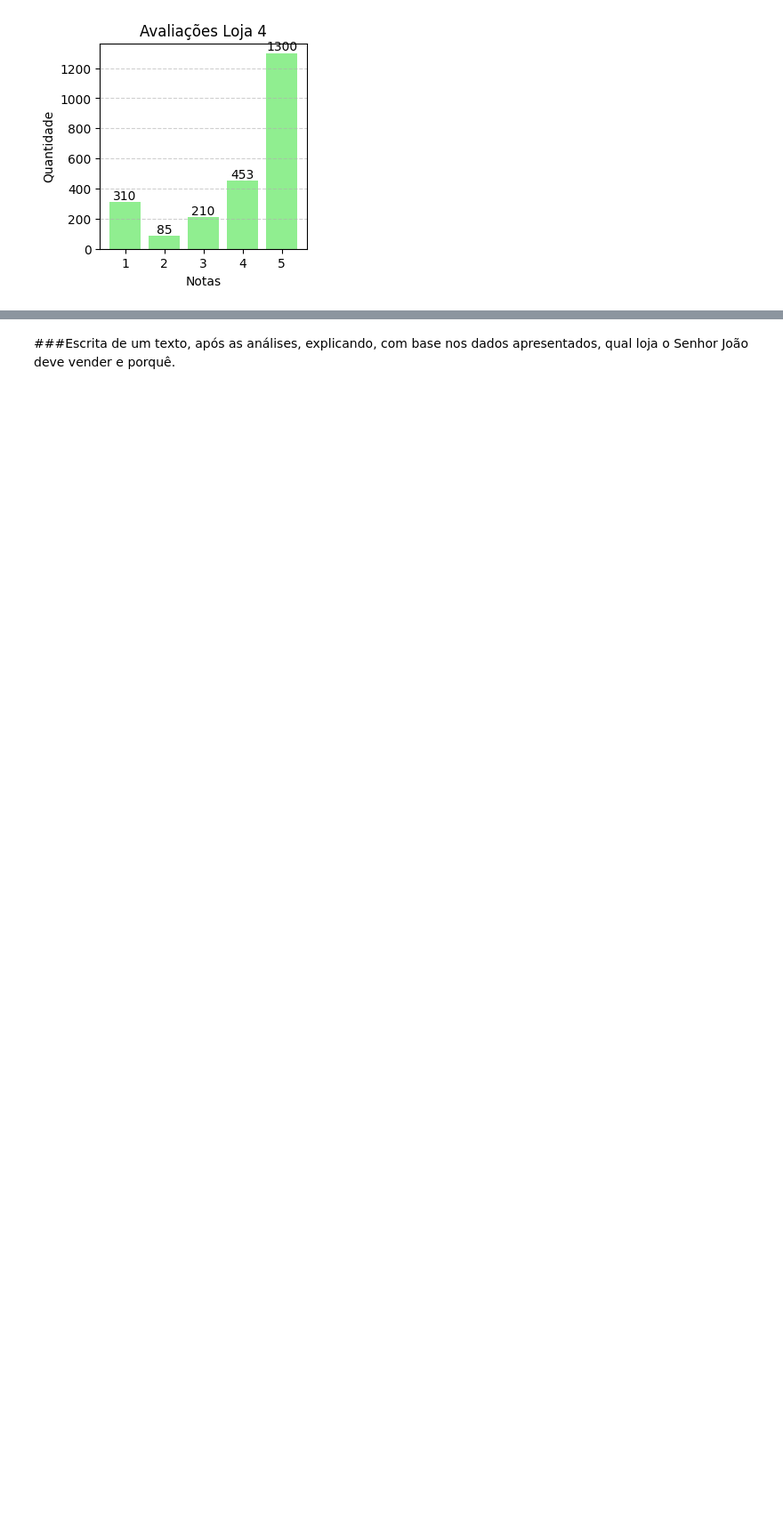
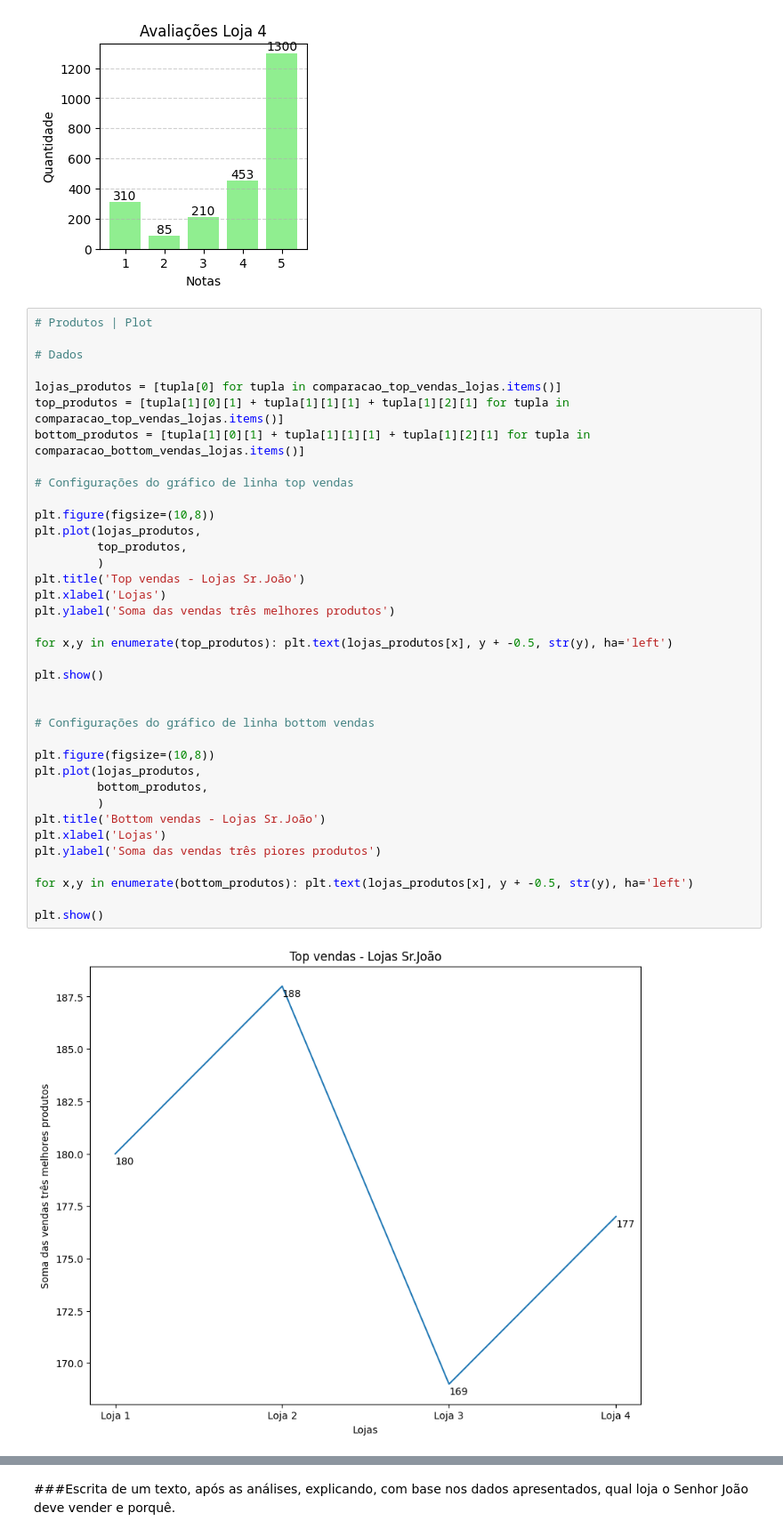
Before and after one commit to gabriel-schineider/challenge-alura-store, a Jupyter notebook: AluraStoreBr.ipynb, the cells around one changed output, grey strips where cells are left out. Shown: that part at 89% size. Cells and saved outputs as stored; diff of their text form; blank space fills up the shorter version.

```diff
--- a/AluraStoreBr.ipynb
+++ b/AluraStoreBr.ipynb
@@ -515,3 +539,42 @@ barchart(avaliacoes_loja4, notas_loja4, qnt_loja4, 'Avaliações Loja 4', 'light
 [figure]
 [figure]
 [figure]
+# %%
+# Produtos | Plot
+
+# Dados
+
+lojas_produtos = [tupla[0] for tupla in comparacao_top_vendas_lojas.items()]
+top_produtos = [tupla[1][0][1] + tupla[1][1][1] + tupla[1][2][1] for tupla in comparacao_top_vendas_lojas.items()]
+bottom_produtos = [tupla[1][0][1] + tupla[1][1][1] + tupla[1][2][1] for tupla in comparacao_bottom_vendas_lojas.items()]
+
+# Configurações do gráfico de linha top vendas
+
+plt.figure(figsize=(10,8))
+plt.plot(lojas_produtos,
+         top_produtos,
+         )
+plt.title('Top vendas - Lojas Sr.João')
+plt.xlabel('Lojas')
+plt.ylabel('Soma das vendas três melhores produtos')
+
+for x,y in enumerate(top_produtos): plt.text(lojas_produtos[x], y + -0.5, str(y), ha='left')
+
+plt.show()
+
+
+# Configurações do gráfico de linha bottom vendas
+
+plt.figure(figsize=(10,8))
+plt.plot(lojas_produtos,
+         bottom_produtos,
+         )
+plt.title('Bottom vendas - Lojas Sr.João')
+plt.xlabel('Lojas')
+plt.ylabel('Soma das vendas três piores produtos')
+
+for x,y in enumerate(bottom_produtos): plt.text(lojas_produtos[x], y + -0.5, str(y), ha='left')
+
+plt.show()
+# %% [output]
+[figure, added]
```
Also changed, not shown: parts of 9 cells of this notebook.
